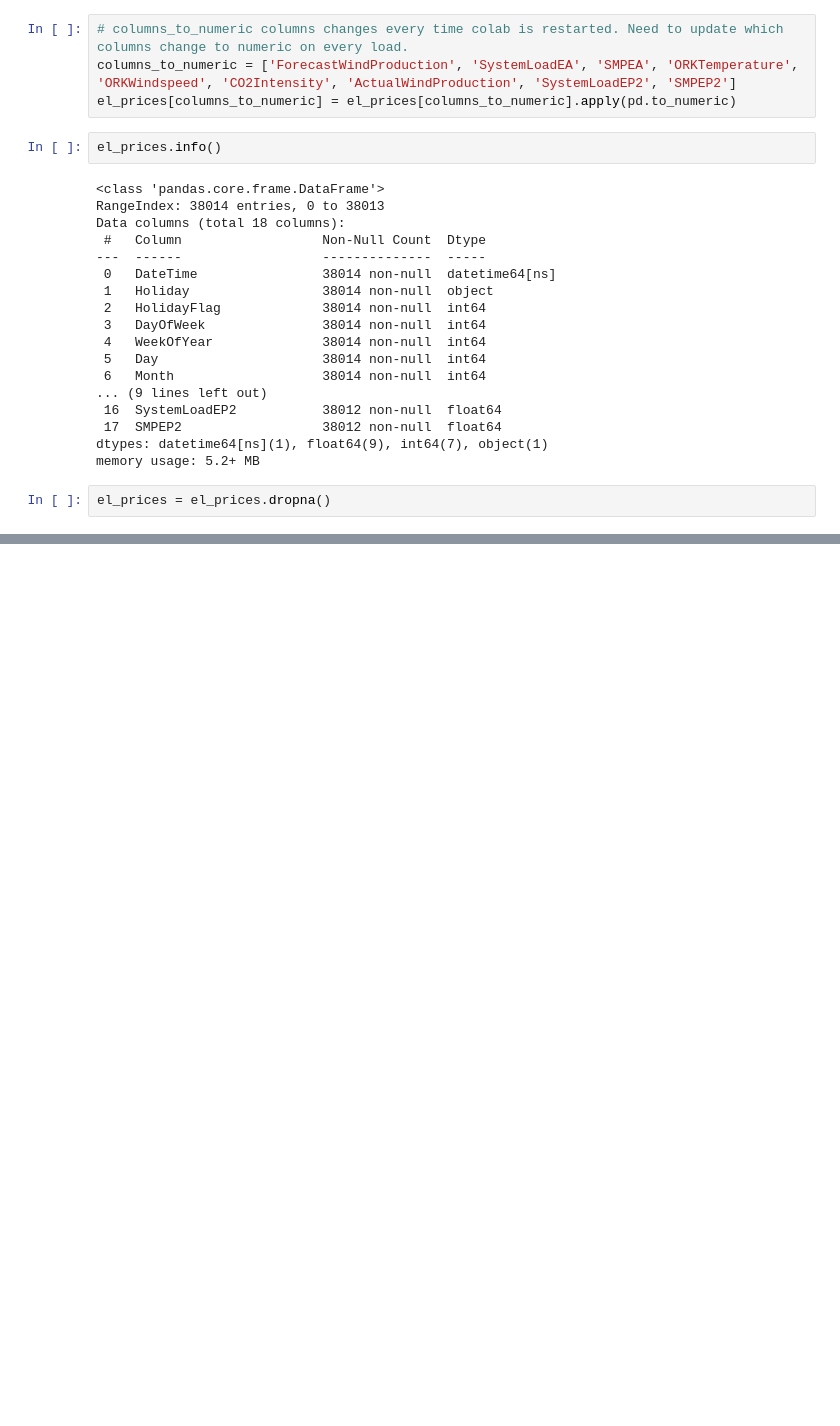
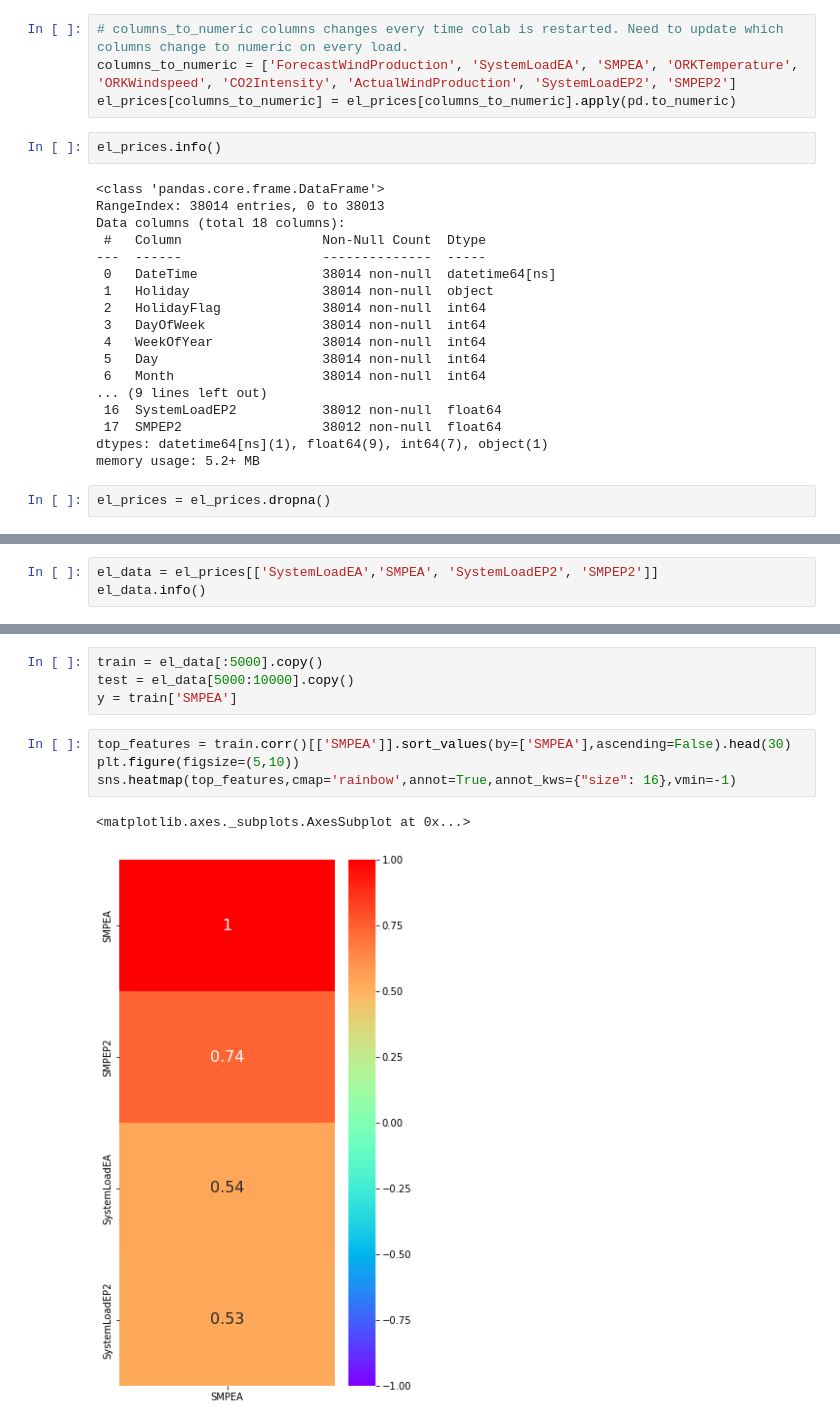
Before and after one commit to VladislavasR/PP5, a Jupyter notebook: PP5.ipynb, the cells around one changed output, grey strips where cells are left out. Drawn from its saved outputs; the diff is of its cells as text; blank space fills up the shorter version.

```diff
--- a/PP5.ipynb
+++ b/PP5.ipynb
@@ -203,0 +116,3 @@ Epoch 20/20
+# %%
+el_data = el_prices[['SystemLoadEA','SMPEA', 'SystemLoadEP2', 'SMPEP2']]
+el_data.info()
@@ -203,0 +131,11 @@ Epoch 20/20
+# %%
+train = el_data[:5000].copy()
+test = el_data[5000:10000].copy()
+y = train['SMPEA']
+# %%
+top_features = train.corr()[['SMPEA']].sort_values(by=['SMPEA'],ascending=False).head(30)
+plt.figure(figsize=(5,10))
+sns.heatmap(top_features,cmap='rainbow',annot=True,annot_kws={"size": 16},vmin=-1)
+# %% [output]
+<matplotlib.axes._subplots.AxesSubplot at 0x...>
+[figure, added]
```
Also changed, not shown: parts of 41 cells of this notebook.
